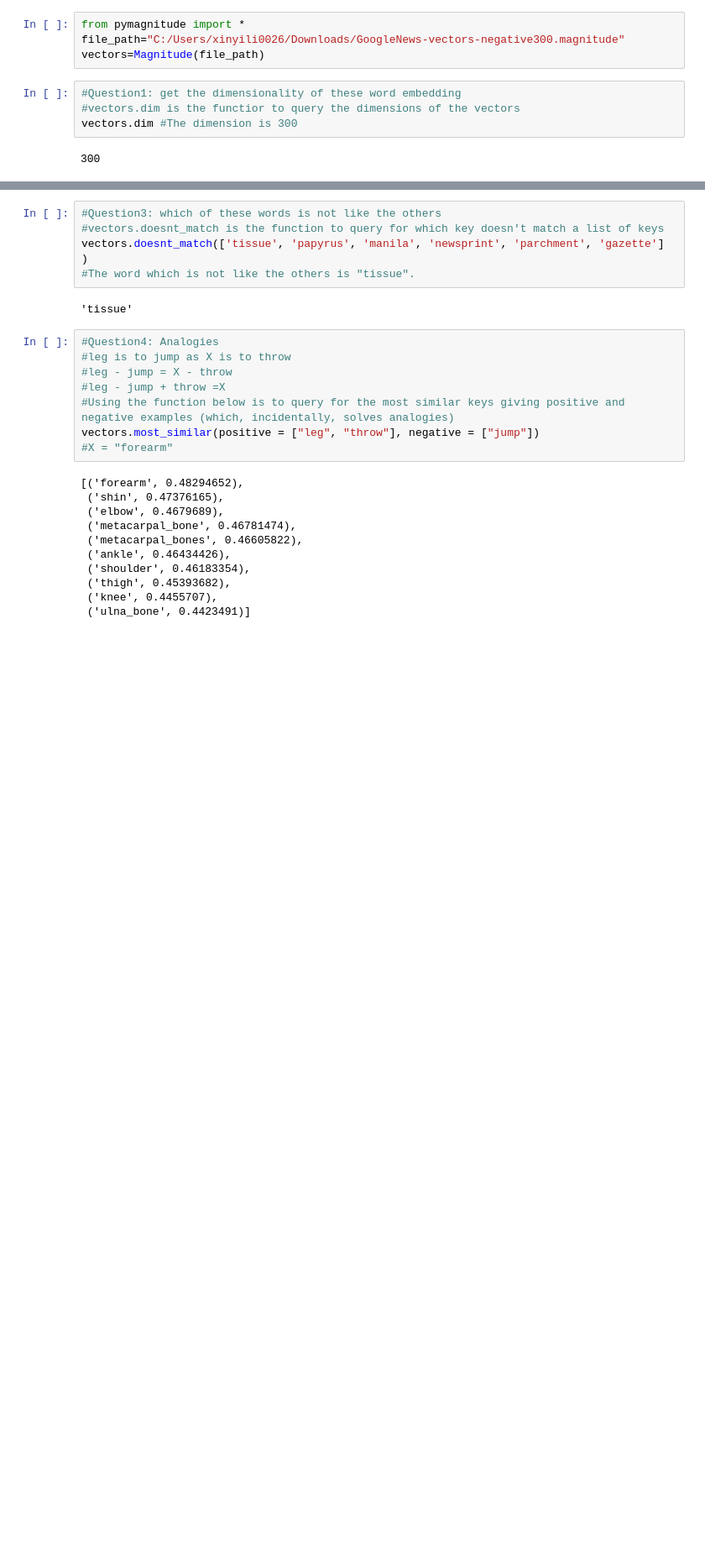
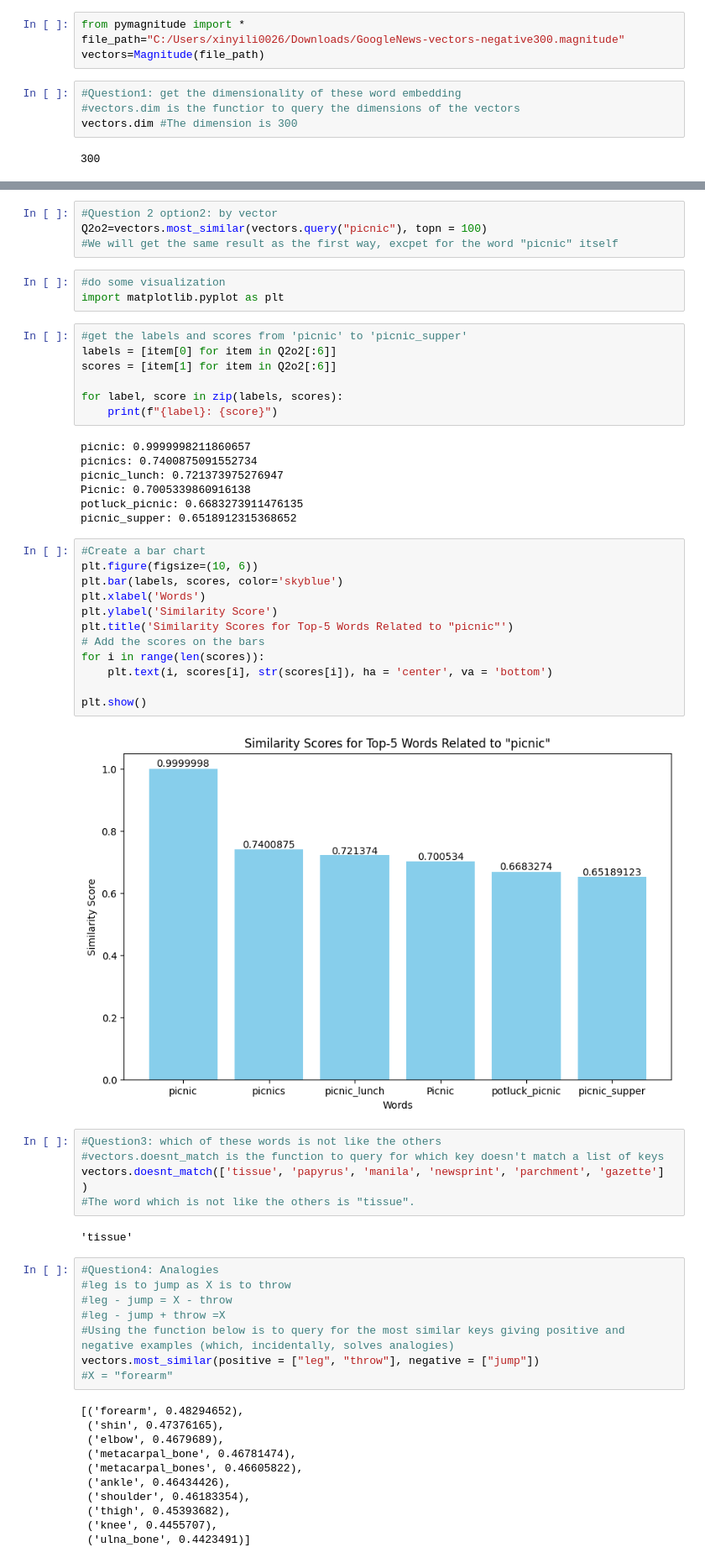
Before and after one commit to xinyili2022/Magnitude-word2vec-package-, a Jupyter notebook: HW4_Li_Xinyi.ipynb, the cells around one changed output, grey strips where cells are left out. Shown at 84% size. Cells and saved outputs as stored; diff of their text form; blank space fills up the shorter version.

Commit message:
Add files via upload
add the visualization, the bar chat for the top-5 similar words to "picnic"

```diff
--- a/HW4_Li_Xinyi.ipynb
+++ b/HW4_Li_Xinyi.ipynb
@@ -56,6 +73,41 @@ vectors.most_similar("picnic", topn = 100)
  ('homecooked_meal', 0.50769496),
  ('dining_al_fresco', 0.50755686),
  ('Pig_roast', 0.5070783)]
+# %%
+#Question 2 option2: by vector
+Q2o2=vectors.most_similar(vectors.query("picnic"), topn = 100)
+#We will get the same result as the first way, excpet for the word "picnic" itself
+# %%
+#do some visualization
+import matplotlib.pyplot as plt
+# %%
+#get the labels and scores from 'picnic' to 'picnic_supper'
+labels = [item[0] for item in Q2o2[:6]]
+scores = [item[1] for item in Q2o2[:6]]
+
+for label, score in zip(labels, scores):
+    print(f"{label}: {score}")
+# %% [output]
+picnic: 0.9999998211860657
+picnics: 0.7400875091552734
+picnic_lunch: 0.721373975276947
+Picnic: 0.7005339860916138
+potluck_picnic: 0.6683273911476135
+picnic_supper: 0.6518912315368652
+# %%
+#Create a bar chart
+plt.figure(figsize=(10, 6))
+plt.bar(labels, scores, color='skyblue')
+plt.xlabel('Words')
+plt.ylabel('Similarity Score')
+plt.title('Similarity Scores for Top-5 Words Related to "picnic"')
+# Add the scores on the bars
+for i in range(len(scores)):
+    plt.text(i, scores[i], str(scores[i]), ha = 'center', va = 'bottom')
+
+plt.show()
+# %% [output]
+[figure, added]
 # %%
 #Question3: which of these words is not like the others
 #vectors.doesnt_match is the function to query for which key doesn't match a list of keys
```
Also changed, not shown: parts of 3 cells of this notebook.
